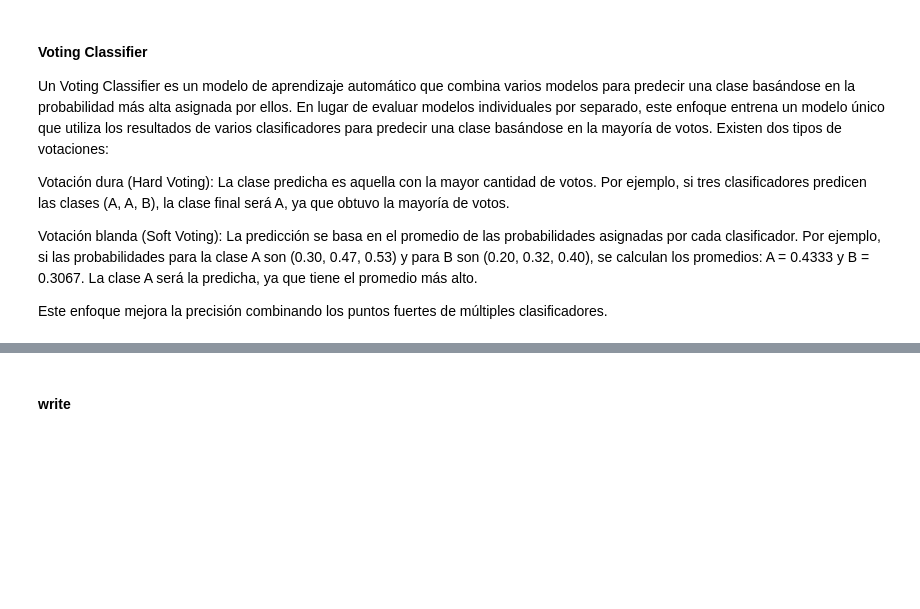
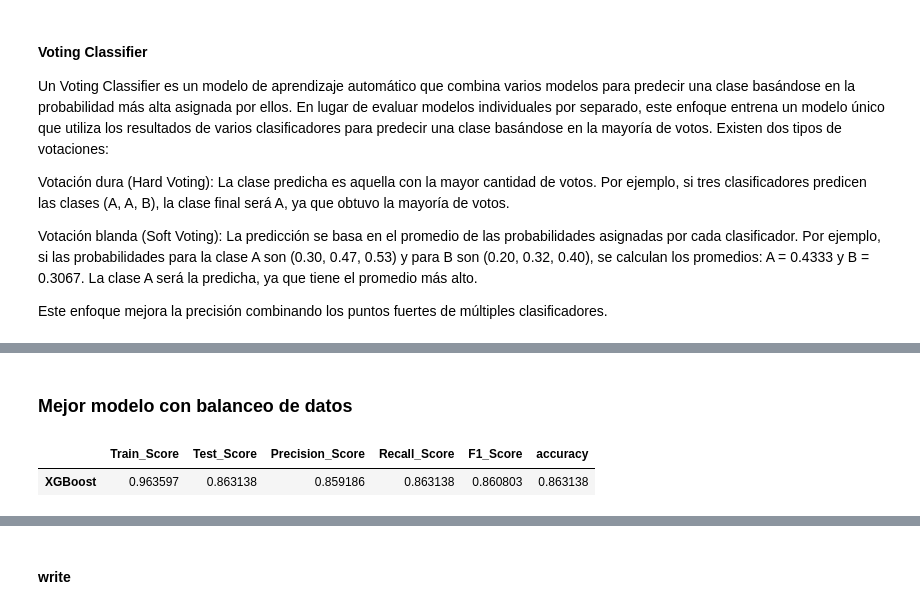
Before and after one commit to jsmoralesc/DSA_Proyecto_AccidentesTransito, a Jupyter notebook: Code/Modelos_ML.ipynb, the cells around one changed output, grey strips where cells are left out. Cells and saved outputs as stored; diff of their text form; code cells hidden in the pictures; blank space fills up the shorter version.

```diff
--- a/Code/Modelos_ML.ipynb
+++ b/Code/Modelos_ML.ipynb
@@ -342,3 +417,18 @@ pd.concat([Eval_voting , Eval_ada , Eval_xgb ,Eval_Rf,Eval_bbc])
 | XGBoost | 0.936317 | 0.879270 | 0.870039 | 0.879270 | 0.871570 | 0.879270 |
 | Random Forest | 0.999982 | 0.870989 | 0.862399 | 0.870989 | 0.853111 | 0.870989 |
 | BBC | 0.701974 | 0.688708 | 0.874482 | 0.688708 | 0.749410 | 0.688708 |
+# %% [markdown]
+### Mejor modelo con balanceo de datos
+# %%
+## xgboost con data de train balanceada
+(y_resampled-1).unique()
+
+xgb_classifier = XGBClassifier(objective='multi:softmax',random_state=42)
+xgb_classifier.fit(X_resampled, y_resampled-1 )
+
+y_pred = xgb_classifier.predict(X_test)
+Eval_xgb_balan=classification_task(xgb_classifier,X_resampled, y_resampled-1, X_test, y_test-1, y_pred,'XGBoost')
+Eval_xgb_balan
+# %% [output]
+|  | Train_Score | Test_Score | Precision_Score | Recall_Score | F1_Score | accuracy |
+| XGBoost | 0.963597 | 0.863138 | 0.859186 | 0.863138 | 0.860803 | 0.863138 |
```
Also changed, not shown: parts of 10 cells of this notebook.
